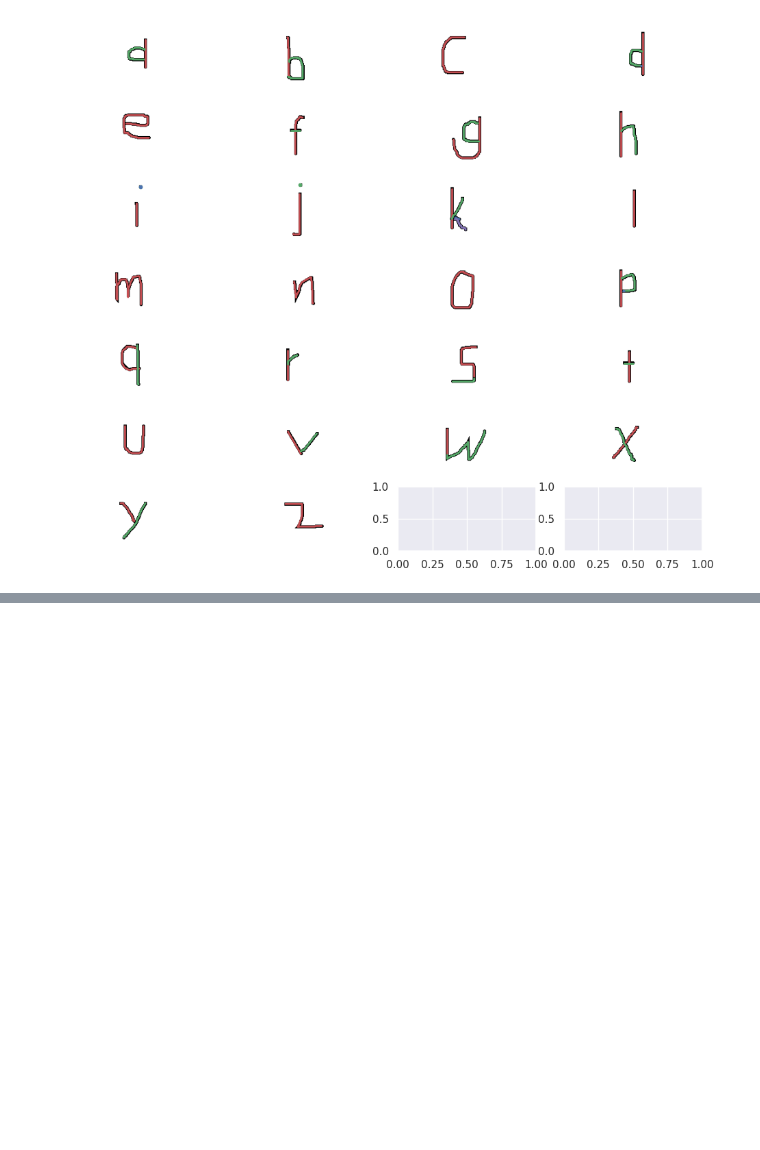
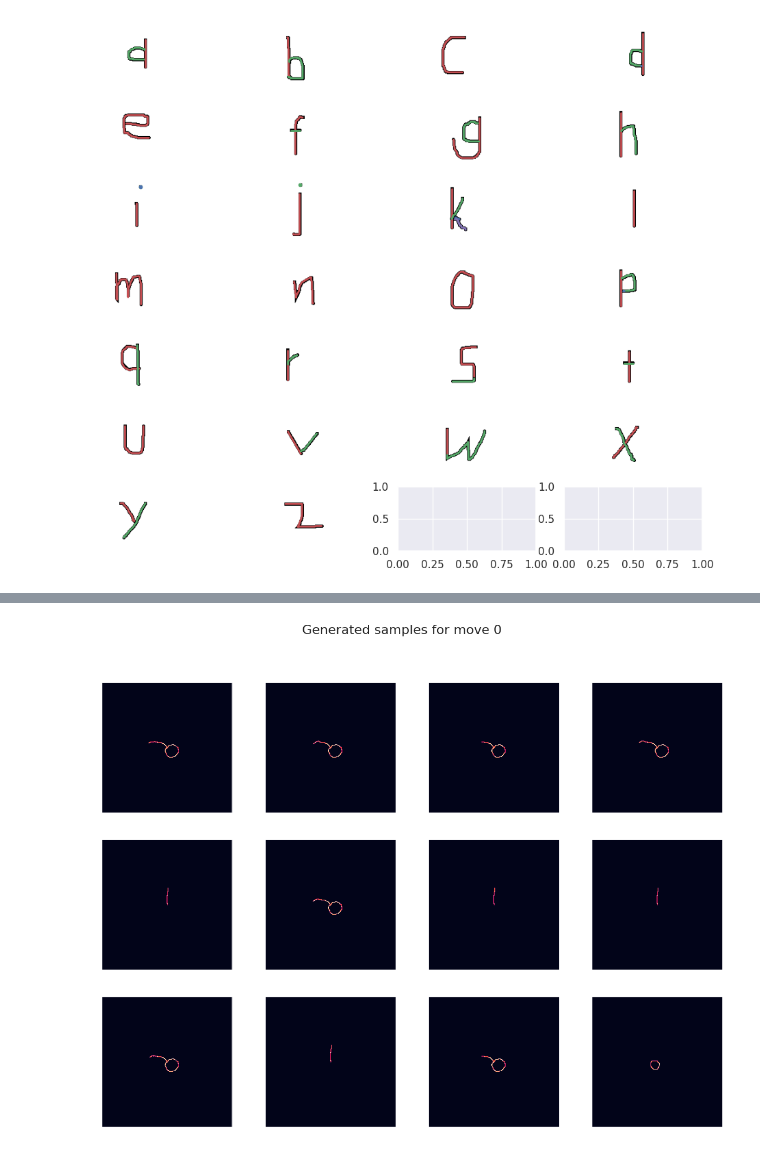
Before and after one commit to KilianFt/Adaptive-HCI, a Jupyter notebook: notebooks/omniglot_exploration.ipynb, the cells around one changed output, grey strips where cells are left out. Saved outputs shown, nothing was run; the diff lists cells and outputs as text; code cells hidden in the pictures; blank space fills up the shorter version.

```diff
--- a/notebooks/omniglot_exploration.ipynb
+++ b/notebooks/omniglot_exploration.ipynb
@@ -319,0 +80,23 @@ plot_encoded_moves(short_out, move_map, canvas_size=250, save_img=False)
+# %%
+n_samples = 12
+start_tokens = torch.tensor([0], dtype=torch.long)
+
+n_cols = 4
+n_rows = int(np.ceil(n_samples / n_cols))
+
+fig, axs = plt.subplots(n_rows, n_cols, figsize=(14,10))
+for i in range(n_samples):
+    row_idx = i // n_cols
+    col_idx = i % n_cols
+    ax = axs[row_idx, col_idx]
+
+    out = model.generate(start_tokens.unsqueeze(0), 150, do_sample=True)[0]
+    idx = torch.where(out == 4)[0]
+    if len(idx) > 0:
+        out = out[:idx.min()]
+    plot_encoded_moves(out, canvas_size=250, ax=ax)
+
+fig.suptitle('Generated samples for move 0', fontsize=16)
+plt.show()
+# %% [output]
+[figure, added]
```
Also changed, not shown: parts of 33 cells of this notebook, 12 other files.
